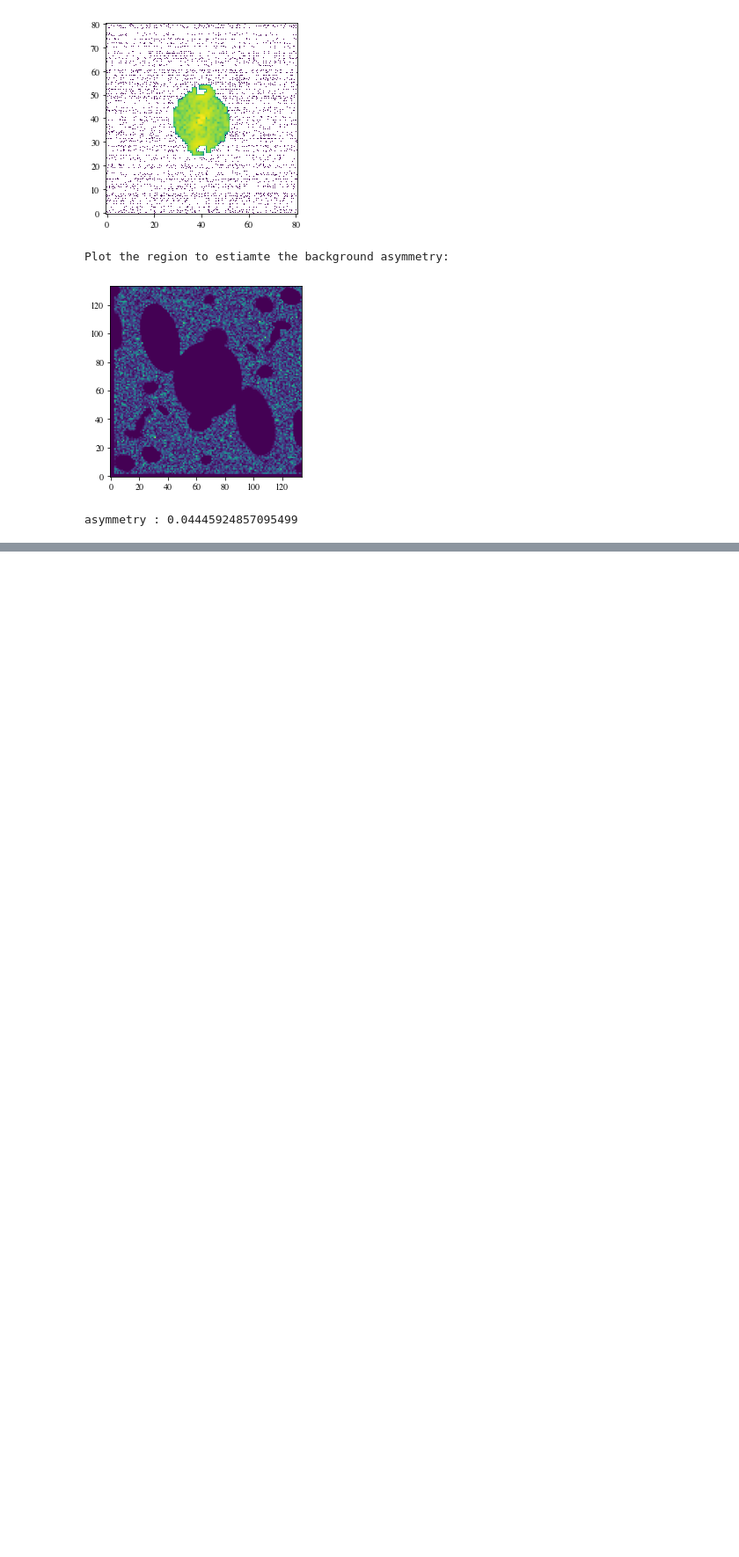
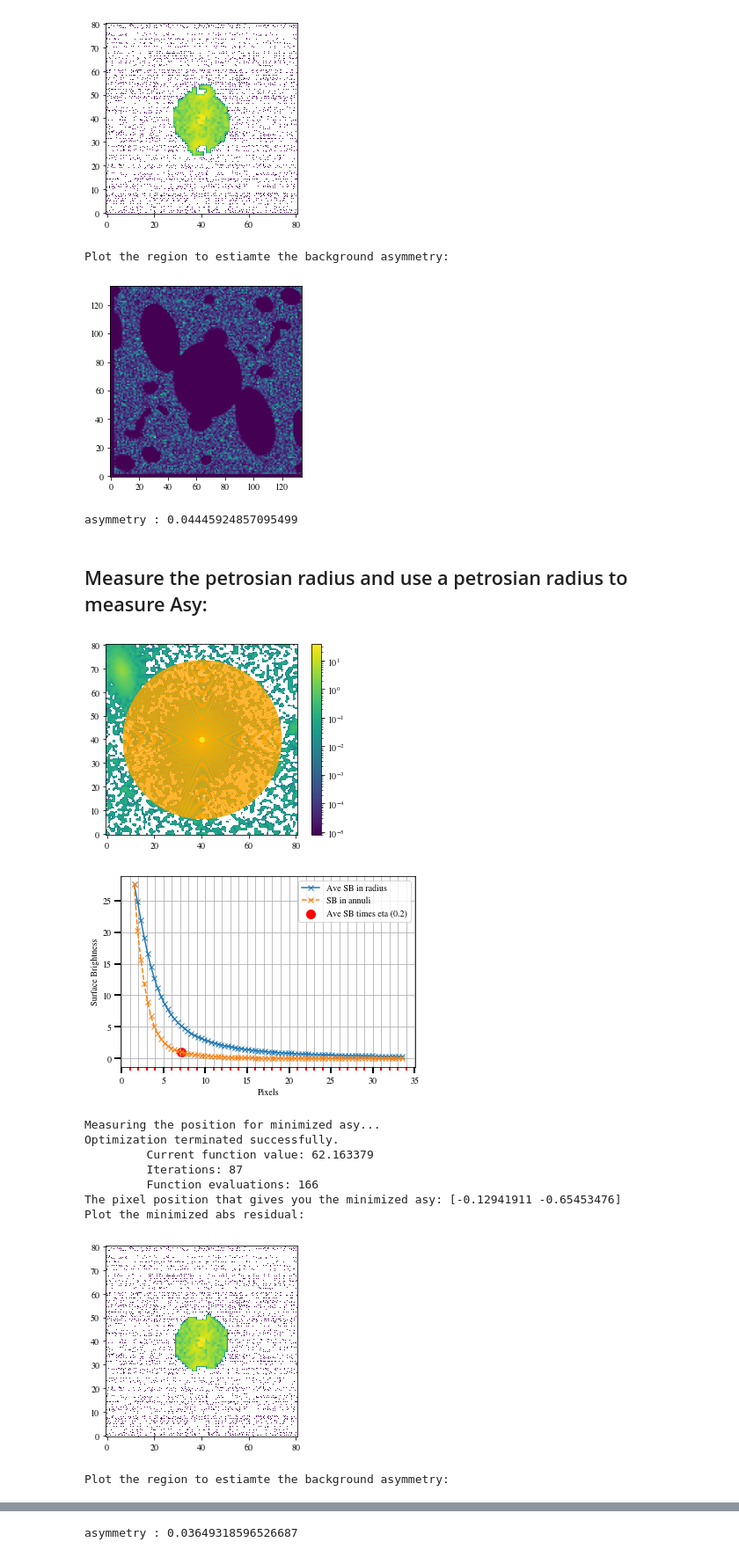
Before and after one commit to dartoon/galight_notebooks, a Jupyter notebook: galight_HSC_asymmetry.ipynb, the cells around one changed output, grey strips where cells are left out. Shown: that part at 88% size. Cells and saved outputs as stored; diff of their text form; code cells hidden in the pictures; blank space fills up the shorter version.

```diff
--- a/galight_HSC_asymmetry.ipynb
+++ b/galight_HSC_asymmetry.ipynb
@@ -133,3 +137,41 @@ Plot the minimized abs residual:
 Plot the region to estiamte the background asymmetry:
 [figure]
 asymmetry : 0.04445924857095499
+# %% [markdown]
+## Measure the petrosian radius and use a petrosian radius to measure Asy:
+# %%
+from galight.tools.asymmetry_tools import cal_r_petrosian
+#Measure petrosian radius (given a center of radius.)
+r_p = cal_r_petrosian(asy_class.img,
+                center = pos['x'],
+                if_plot=True)
+
+#Use petrosian raidus to measure asy:
+if_remeasure_bkg = True
+asy_class = Measure_asy(fit_run, seg_cal_reg = 'or', obj_id=0,
+                        consider_petrosian=True,
+                        extend=1.5, eta=0.2)  #The obj_id is the comp_id you see in figure above.
+
+#Following is to define the mask type to clarify the pixels to measure.
+asy_class.asy_segm(mask_type='segm')  #Try also mask_type='aper'; you can feed you own segm if you have one.
+
+#Using find_pos() to minimize the pos that gives you the lowest asy values.
+pos = asy_class.find_pos()
+print('The pixel position that gives you the minimized asy:', pos["x"])
+
+#Cal asy value and plot.
+asy = asy_class.cal_asymmetry(rotate_pix = pos["x"], if_remeasure_bkg=if_remeasure_bkg,
+                              if_plot=True, if_plot_bkg=True)
+print('asymmetry :', asy)
+# %% [output]
+[figure, added]
+[figure, added]
+Measuring the position for minimized asy...
+Optimization terminated successfully.
+         Current function value: 62.163379
+         Iterations: 87
+         Function evaluations: 166
+The pixel position that gives you the minimized asy: [-0.12941911 -0.65453476]
+Plot the minimized abs residual:
+[figure, added]
+Plot the region to estiamte the background asymmetry:
@@ -135,0 +179 @@ asymmetry : 0.04445924857095499
+asymmetry : 0.03649318596526687
```
Also changed, not shown: parts of 3 cells of this notebook.
